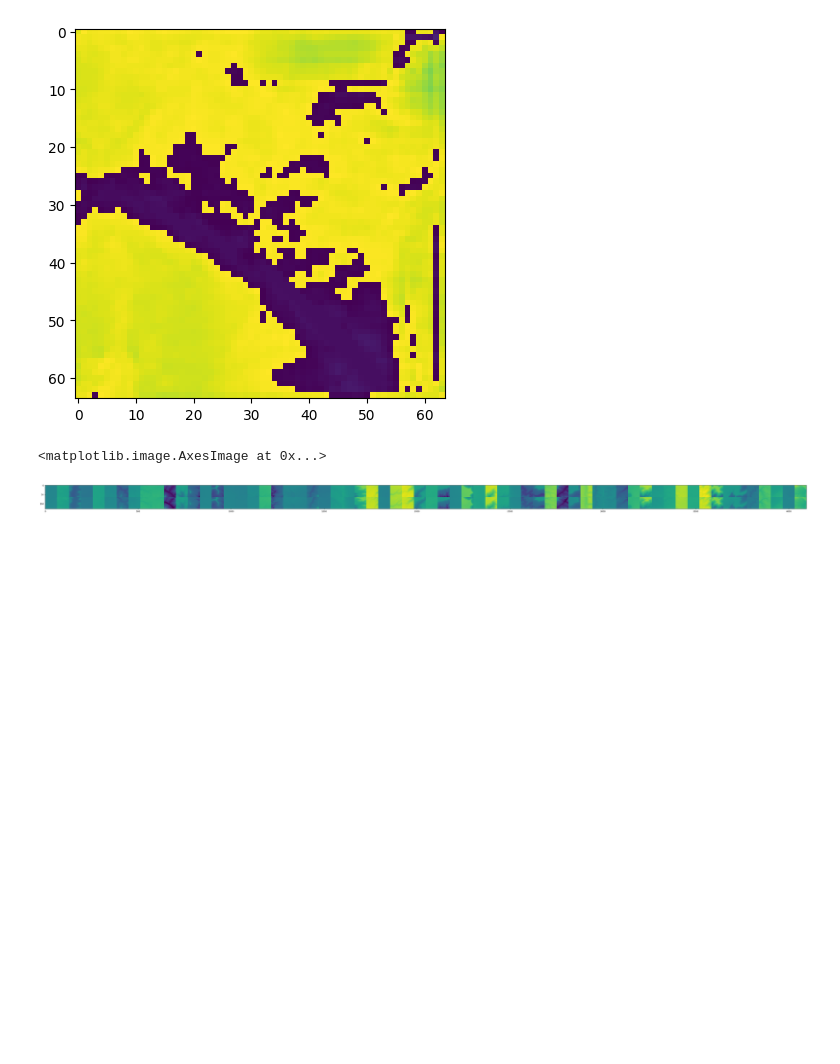
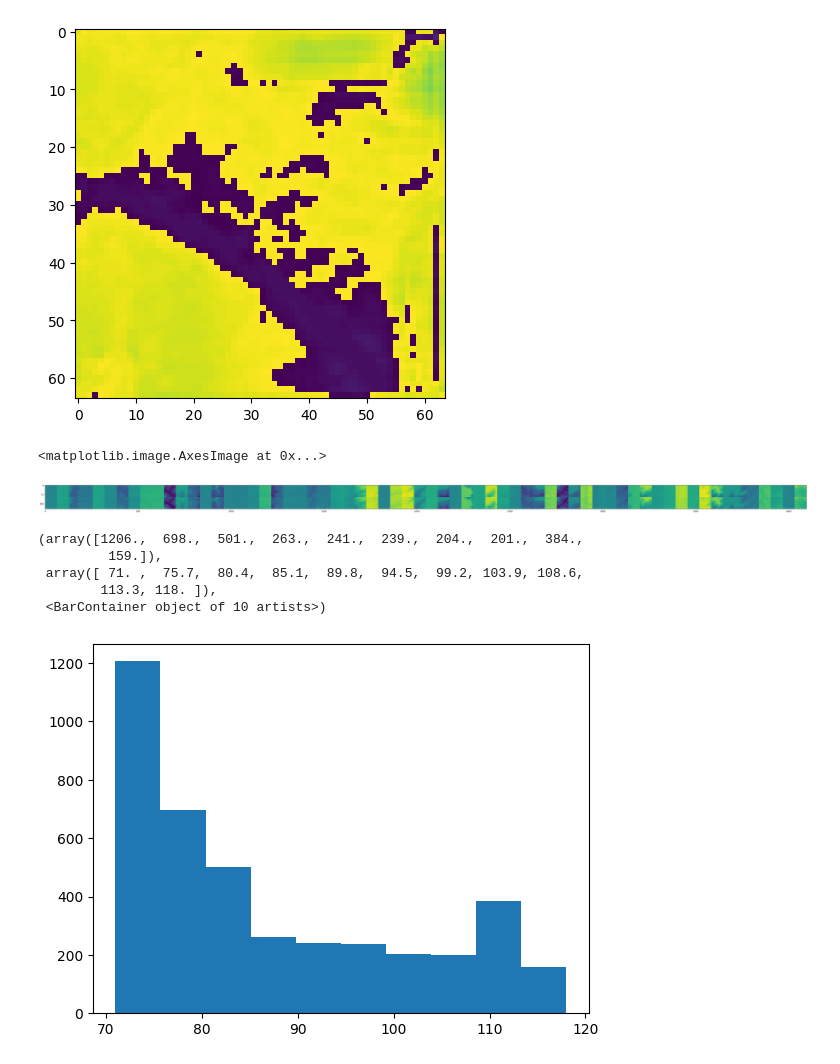
Before and after one commit to nli00/neural-terrain-generation, a Jupyter notebook: _notebooks/random.ipynb, the cells around one changed output. Cells and saved outputs as stored; diff of their text form; code cells hidden in the pictures; blank space fills up the shorter version.

```diff
--- a/_notebooks/random.ipynb
+++ b/_notebooks/random.ipynb
@@ -94,3 +101,13 @@ ax.imshow(arr, cmap = 'viridis')
 # %% [output]
 <matplotlib.image.AxesImage at 0x...>
 [figure]
+# %%
+image = np.array(Image.open('/home/lin/maskGIT/data/test_geo/2.png')).flatten()
+plt.hist(image)
+# %% [output]
+(array([1206.,  698.,  501.,  263.,  241.,  239.,  204.,  201.,  384.,
+         159.]),
+ array([ 71. ,  75.7,  80.4,  85.1,  89.8,  94.5,  99.2, 103.9, 108.6,
+        113.3, 118. ]),
+ <BarContainer object of 10 artists>)
+[figure, added]
```
Also changed, not shown: parts of 3 cells of this notebook, 11 other files.
